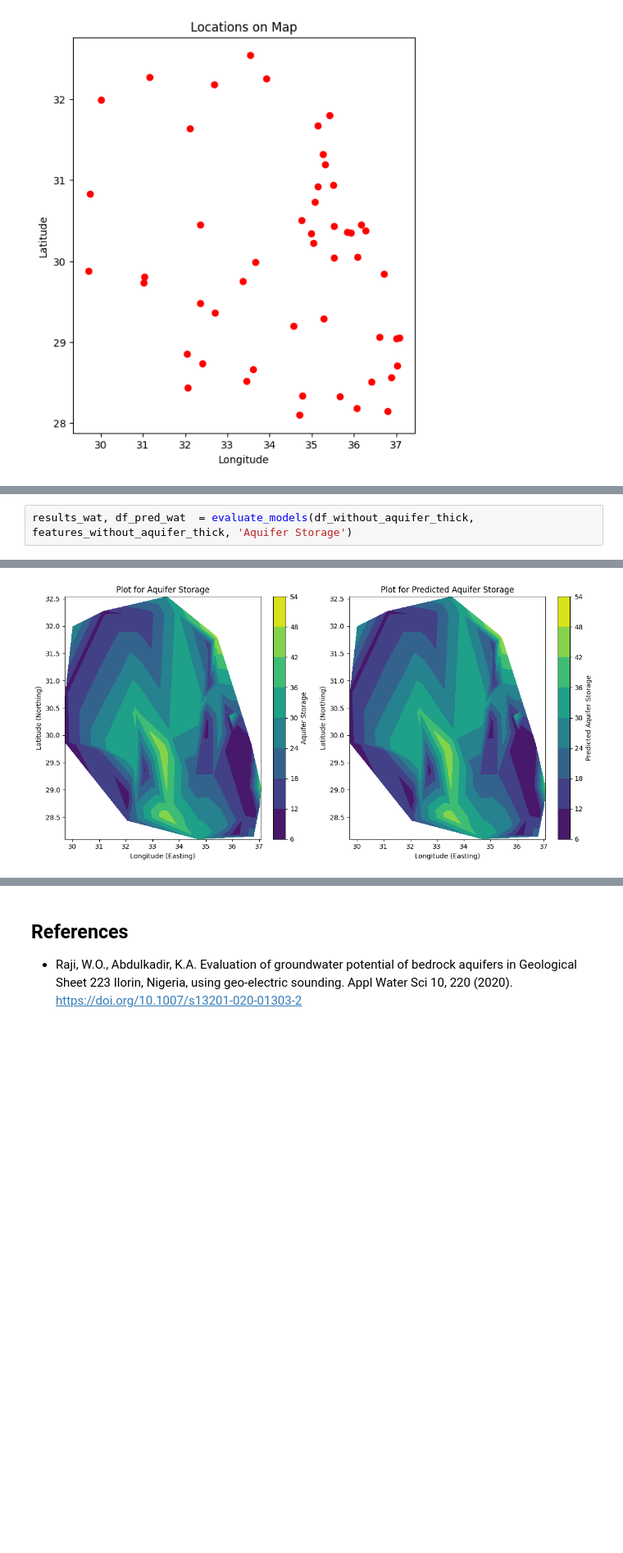
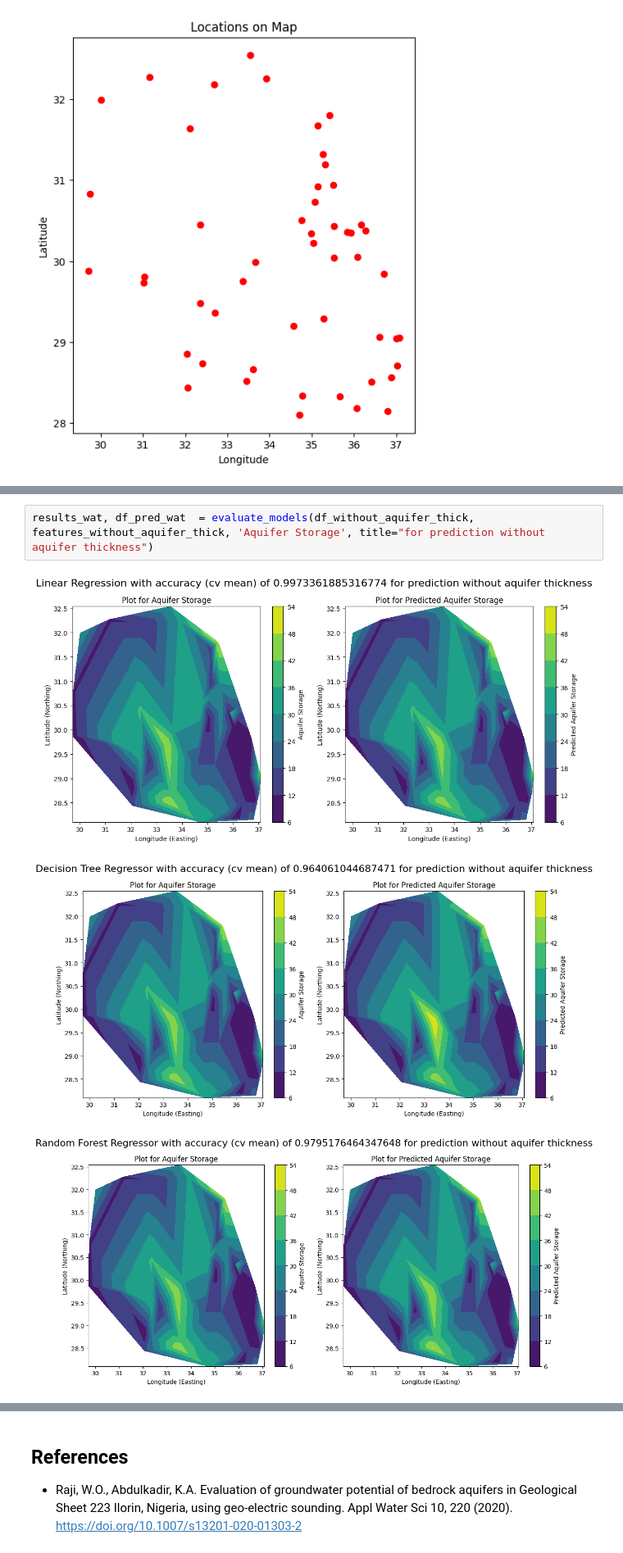
Before and after one commit to Jray-Tech/AquiferStorage, a Jupyter notebook: main.ipynb, the cells around one changed output, grey strips where cells are left out. Shown at 82% size. Cells and saved outputs as stored; diff of their text form; blank space fills up the shorter version.

```diff
--- a/main.ipynb
+++ b/main.ipynb
@@ -515,3 +587,6 @@ LinearRegression() is the best model with a CV mean score / accuracy score of 0.
 # %%
-results_wat, df_pred_wat  = evaluate_models(df_without_aquifer_thick, features_without_aquifer_thick, 'Aquifer Storage')
+results_wat, df_pred_wat  = evaluate_models(df_without_aquifer_thick, features_without_aquifer_thick, 'Aquifer Storage', title="for prediction without aquifer thickness")
 # %% [output]
+[figure, new version]
+[figure, added]
+[figure, added]
@@ -519,4 +595,3 @@ LinearSVR() is the best model with a CV mean score / accuracy score of 0.9973595
-[figure, old version]
 # %% [markdown]
 ### Key Insights and Conclusion
 
```
Also changed, not shown: parts of 5 cells of this notebook.
